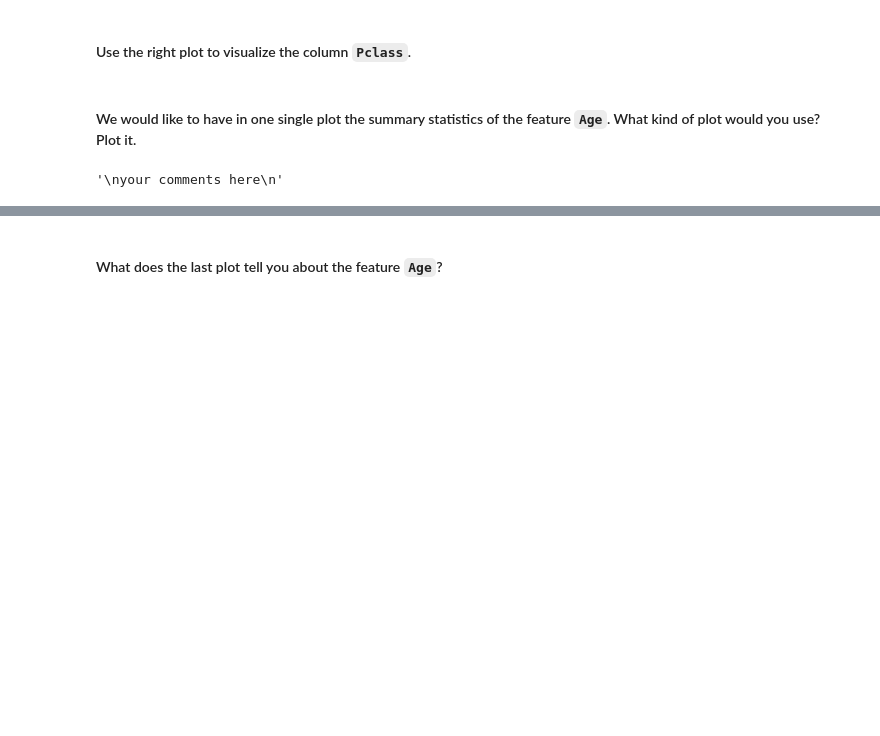
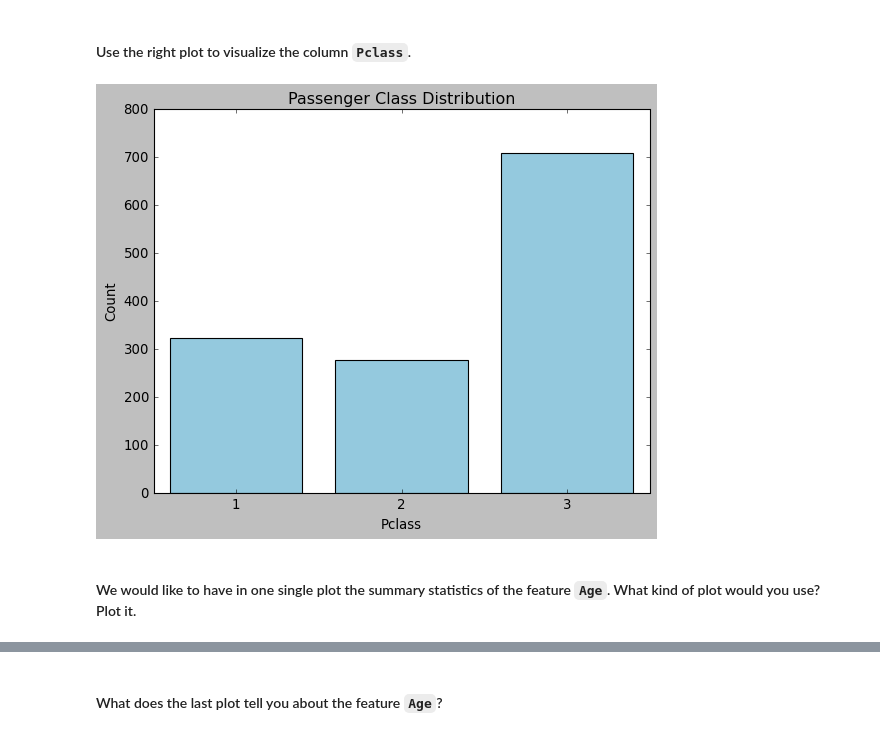
Before and after one commit to Ironhack-data-bcn-feb-2023/lab-matplotlib-seaborn, a Jupyter notebook: your-code/main.ipynb, the cells around one changed output, grey strips where cells are left out. Saved outputs shown, nothing was run; the diff lists cells and outputs as text; code cells hidden in the pictures; blank space fills up the shorter version.

```diff
--- a/your-code/main.ipynb
+++ b/your-code/main.ipynb
@@ -181,2 +205,13 @@ your comments here
+# %%
+sns.countplot(data=titanic, x='Pclass', color='skyblue')
+
+plt.title('Passenger Class Distribution')
+plt.xlabel('Pclass')
+plt.ylabel('Count')
+
+# Show the plot
+plt.show()
+# %% [output]
+[figure, added]
 # %% [markdown]
 #### We would like to have in one single plot the summary statistics of the feature `Age`. What kind of plot would you use? Plot it.
@@ -185,6 +217,0 @@ your comments here
-# %%
-"""
-your comments here
-"""
-# %% [output]
-'\nyour comments here\n'
```
Also changed, not shown: parts of 36 cells of this notebook.
